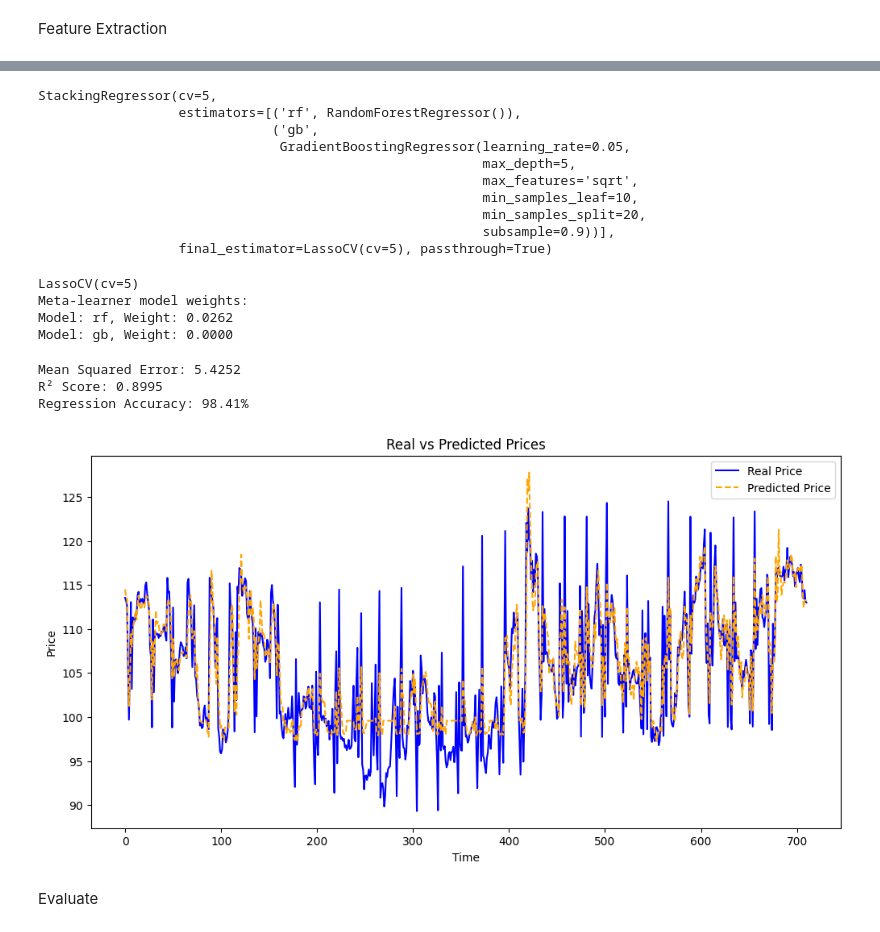
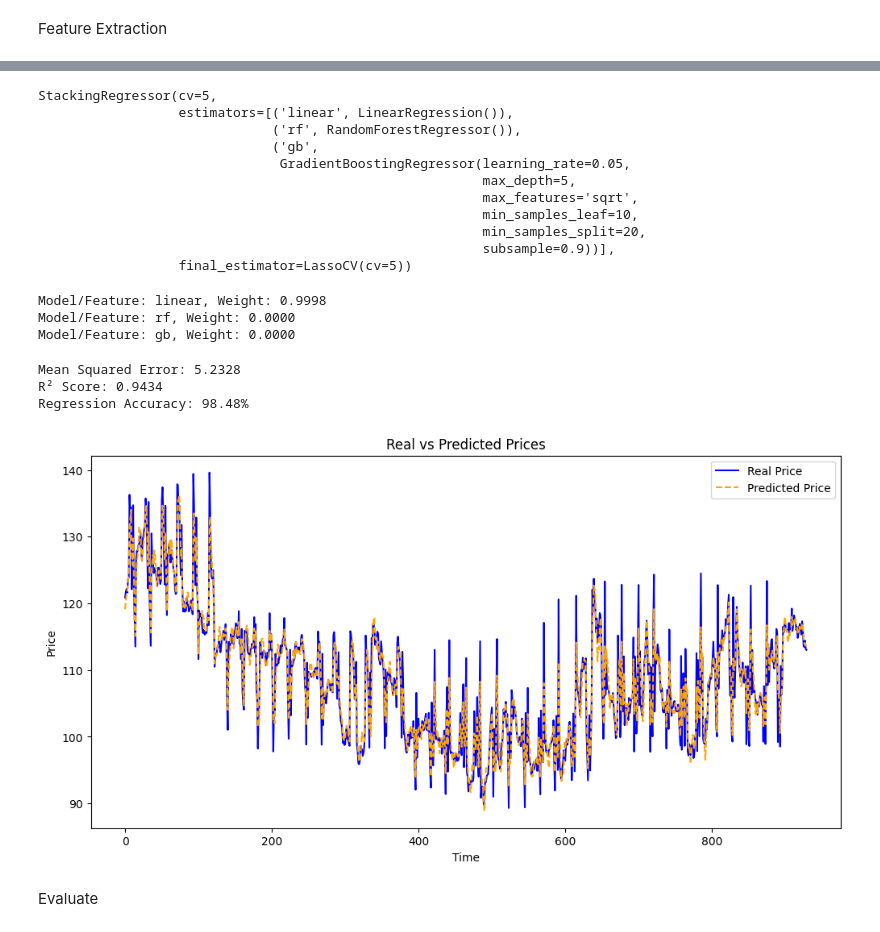
Before and after one commit to TUng1872004/Price-prediction, a Jupyter notebook: cafe.ipynb, the cells around one changed output, grey strips where cells are left out. Saved outputs shown, nothing was run; the diff lists cells and outputs as text; code cells hidden in the pictures.

```diff
--- a/cafe.ipynb
+++ b/cafe.ipynb
@@ -176,18 +178,21 @@ df["MeanMonth"] = df["Price"].rolling(window=30).mean().shift(1)
 df["EMA_7"] = df["Price"].ewm(span=7, adjust=False).mean()
 df["EMA_30"] = df["Price"].ewm(span=30, adjust=False).mean()
 
+R = 50
+df["Time"] = R * (np.sin(2 * np.pi * (df["Day"] / 30 + df["Month"] / 12))+1)
 df.dropna(inplace=True)
 
 col = [
- #       "Year"
+        "Year" ,
  #       , "Month"
  #       , "Day"
   #     , "DayOfWeek"
-   #     "Lag365",
+        "Lag365",
          "MeanWeek"
         , "MeanMonth"
         , "EMA_7"
-        , "EMA_30"]
+        , "EMA_30",
+        "Time"]
 
 X = df[col]
 y = df["Price"]
@@ -217,5 +222,4 @@ print(df)
 # %%
-# rf = RandomForestRegressor(max_depth = 30, max_features= 'sqrt', min_samples_leaf =2, min_samples_split = 5, n_estimators = 100)
 rf = RandomForestRegressor()
 gb = GradientBoostingRegressor(
     learning_rate=0.05,
@@ -226,7 +230,10 @@ gb = GradientBoostingRegressor(
     n_estimators=100,
     subsample=0.9
 )
-
+ln = ln = LinearRegression(
+    fit_intercept=True,
+    positive=False
+)
 xgb = XGBRegressor(
     learning_rate=0.0696886981928362,
     n_estimators=395,
@@ -242,12 +249,13 @@ xgb = XGBRegressor(
 # %%
 meta_learner = LassoCV(cv=5)
 
-stacking_model = StackingRegressor(estimators=[("rf",rf) ,("gb", gb)], final_estimator=meta_learner, cv= 5,passthrough=True)
+stacking_model = StackingRegressor(estimators=[("linear", ln),("rf",rf) ,("gb", gb)], final_estimator=meta_learner, cv= 5, passthrough=False)
 
 stacking_model.fit(X_train, y_train)
 # %% [output]
 StackingRegressor(cv=5,
-                  estimators=[('rf', RandomForestRegressor()),
+                  estimators=[('linear', LinearRegression()),
+                              ('rf', RandomForestRegressor()),
                               ('gb',
                                GradientBoostingRegressor(learning_rate=0.05,
                                                          max_depth=5,
@@ -255,30 +263,35 @@ StackingRegressor(cv=5,
                                                          min_samples_leaf=10,
                                                          min_samples_split=20,
                                                          subsample=0.9))],
-                  final_estimator=LassoCV(cv=5), passthrough=True)
+                  final_estimator=LassoCV(cv=5))
 # %%
 meta_model = stacking_model.final_estimator_
 weights = meta_model.coef_
-print(meta_model)
-print("Meta-learner model weights:")
+
+n = len(stacking_model.named_estimators_)
 
 model_names = list(stacking_model.named_estimators_.keys())
 
-#model_names = ["RandomForest", "GradientBoosting", "XGBoost"]
+if stacking_model.passthrough:
+    print("Passthrough is enabled. Showing weights for both base models and original features.\n")
 
-for name, weight in zip(model_names, weights):
-    print(f"Model: {name}, Weight: {weight:.4f}")
+    feature_names = [f"Feature_{i}" for i in range(weights.shape[0] - n)]
+
+    all_names = model_names + feature_names
+else:
+    all_names = model_names
+
+for name, weight in zip(all_names, weights):
+    print(f"Model/Feature: {name}, Weight: {weight:.4f}")
 # %% [output]
-LassoCV(cv=5)
-Meta-learner model weights:
-Model: rf, Weight: 0.0262
-Model: gb, Weight: 0.0000
+Model/Feature: linear, Weight: 0.9998
+Model/Feature: rf, Weight: 0.0000
+Model/Feature: gb, Weight: 0.0000
 # %%
 y_pred = stacking_model.predict(X_test)
 
-linear = RidgeCV(cv = 5)
-linear.fit(X_train, y_train)
-y_pred = linear.predict(X_test)
+meta_learner.fit(X_train, y_train)
+meta_pred = meta_learner.predict(X_test)
 
 stack_mse= (mean_squared_error(y_test, y_pred))
 stack_rmse = (np.sqrt(mean_squared_error(y_test, y_pred)))
@@ -289,28 +302,28 @@ print(f"Mean Squared Error: {stack_mse:.4f}")
 print(f"R² Score: {stack_r2:.4f}")
 print(f"Regression Accuracy: {stack_acc:.2f}%")
 # %% [output]
-Mean Squared Error: 5.4252
-R² Score: 0.8995
-Regression Accuracy: 98.41%
+Mean Squared Error: 5.2328
+R² Score: 0.9434
+Regression Accuracy: 98.48%
 # %%
 def plot_predictions(y_test, y_pred):
     plt.figure(figsize=(12, 6))
 
     y_test_sorted = y_test.reset_index(drop=True)
     y_pred_sorted = y_pred.flatten()
 
     plt.plot(y_test_sorted, label="Real Price", color="blue")
     plt.plot(y_pred_sorted, label="Predicted Price", color="orange", linestyle="dashed")
 
     plt.xlabel("Time")
     plt.ylabel("Price")
     plt.title("Real vs Predicted Prices")
     plt.legend()
     plt.show()
 
-plot_predictions(y_test, y_pred)
+plot_predictions(y_test, meta_pred)
 # %% [output]
-[figure, old version]
+[figure, new version]
 # %% [markdown]
 Evaluate
 # %% [markdown]
```
Also changed, not shown: parts of 13 cells of this notebook, 2 other files.
